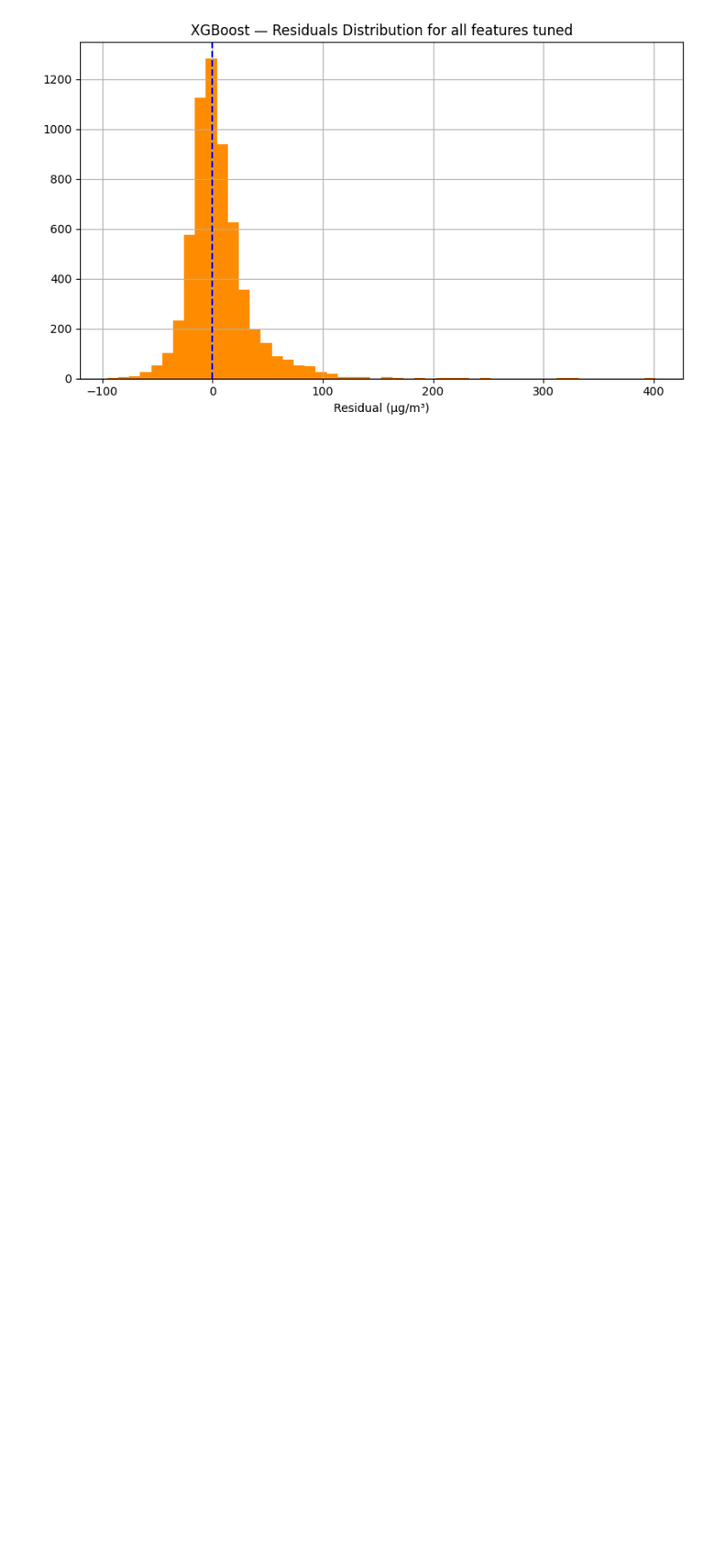
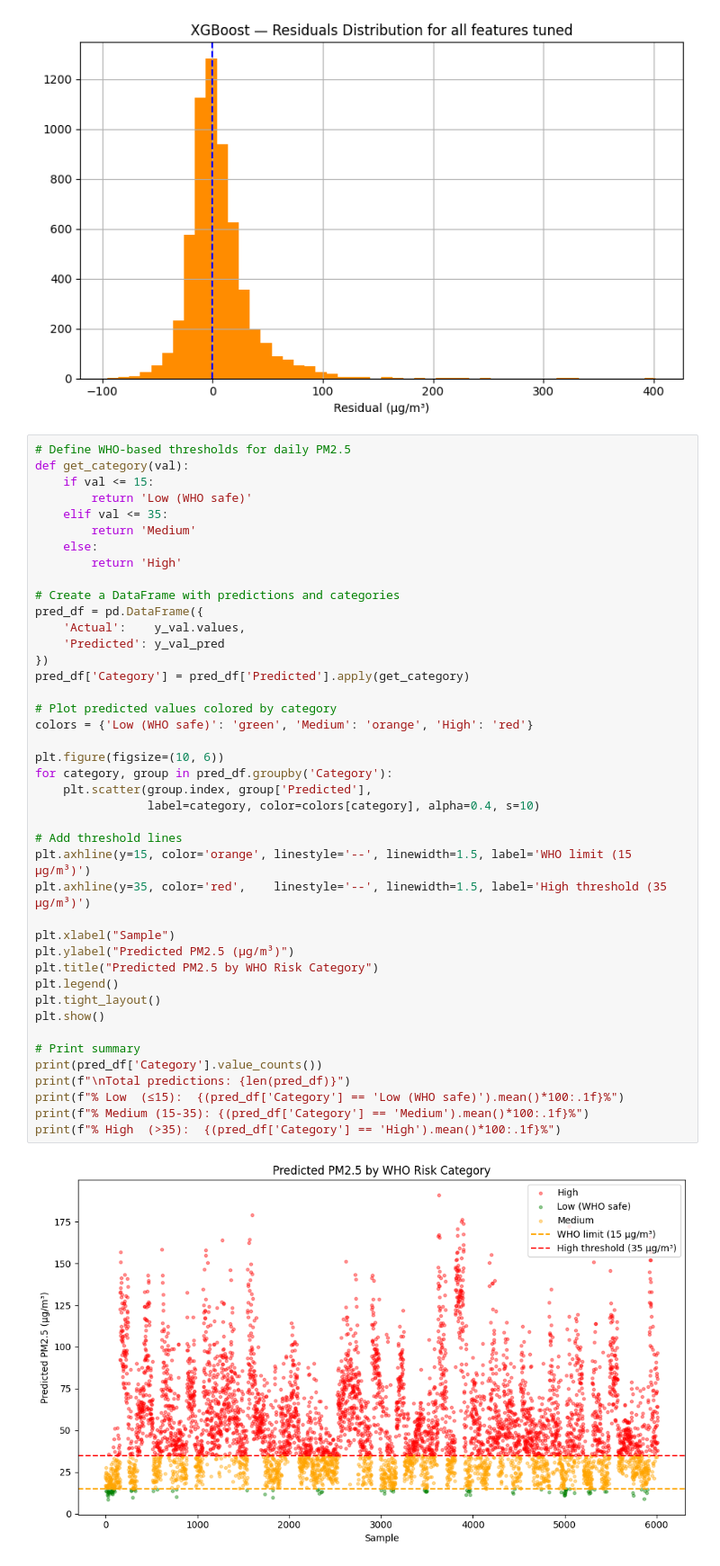
Before and after one commit to flyingpinguu/air_pollution_mlproject, a Jupyter notebook: XGBoost.ipynb, the cells around one changed output. Shown at 90% size. Cells and saved outputs as stored; diff of their text form; blank space fills up the shorter version.

Commit message:
karina notebook with last plots for preentation

```diff
--- a/XGBoost.ipynb
+++ b/XGBoost.ipynb
@@ -314,3 +314,47 @@ plt.show()
 [figure]
 [figure]
 [figure]
+# %%
+# Define WHO-based thresholds for daily PM2.5
+def get_category(val):
+    if val <= 15:
+        return 'Low (WHO safe)'
+    elif val <= 35:
+        return 'Medium'
+    else:
+        return 'High'
+
+# Create a DataFrame with predictions and categories
+pred_df = pd.DataFrame({
+    'Actual':    y_val.values,
+    'Predicted': y_val_pred
+})
+pred_df['Category'] = pred_df['Predicted'].apply(get_category)
+
+# Plot predicted values colored by category
+colors = {'Low (WHO safe)': 'green', 'Medium': 'orange', 'High': 'red'}
+
+plt.figure(figsize=(10, 6))
+for category, group in pred_df.groupby('Category'):
+    plt.scatter(group.index, group['Predicted'],
+                label=category, color=colors[category], alpha=0.4, s=10)
+
+# Add threshold lines
+plt.axhline(y=15, color='orange', linestyle='--', linewidth=1.5, label='WHO limit (15 µg/m³)')
+plt.axhline(y=35, color='red',    linestyle='--', linewidth=1.5, label='High threshold (35 µg/m³)')
+
+plt.xlabel("Sample")
+plt.ylabel("Predicted PM2.5 (µg/m³)")
+plt.title("Predicted PM2.5 by WHO Risk Category")
+plt.legend()
+plt.tight_layout()
+plt.show()
+
+# Print summary
+print(pred_df['Category'].value_counts())
+print(f"\nTotal predictions: {len(pred_df)}")
+print(f"% Low  (≤15):  {(pred_df['Category'] == 'Low (WHO safe)').mean()*100:.1f}%")
+print(f"% Medium (15-35): {(pred_df['Category'] == 'Medium').mean()*100:.1f}%")
+print(f"% High  (>35):  {(pred_df['Category'] == 'High').mean()*100:.1f}%")
+# %% [output]
+[figure, added]
```
Also changed, not shown: parts of 3 cells of this notebook, 2 other files.
